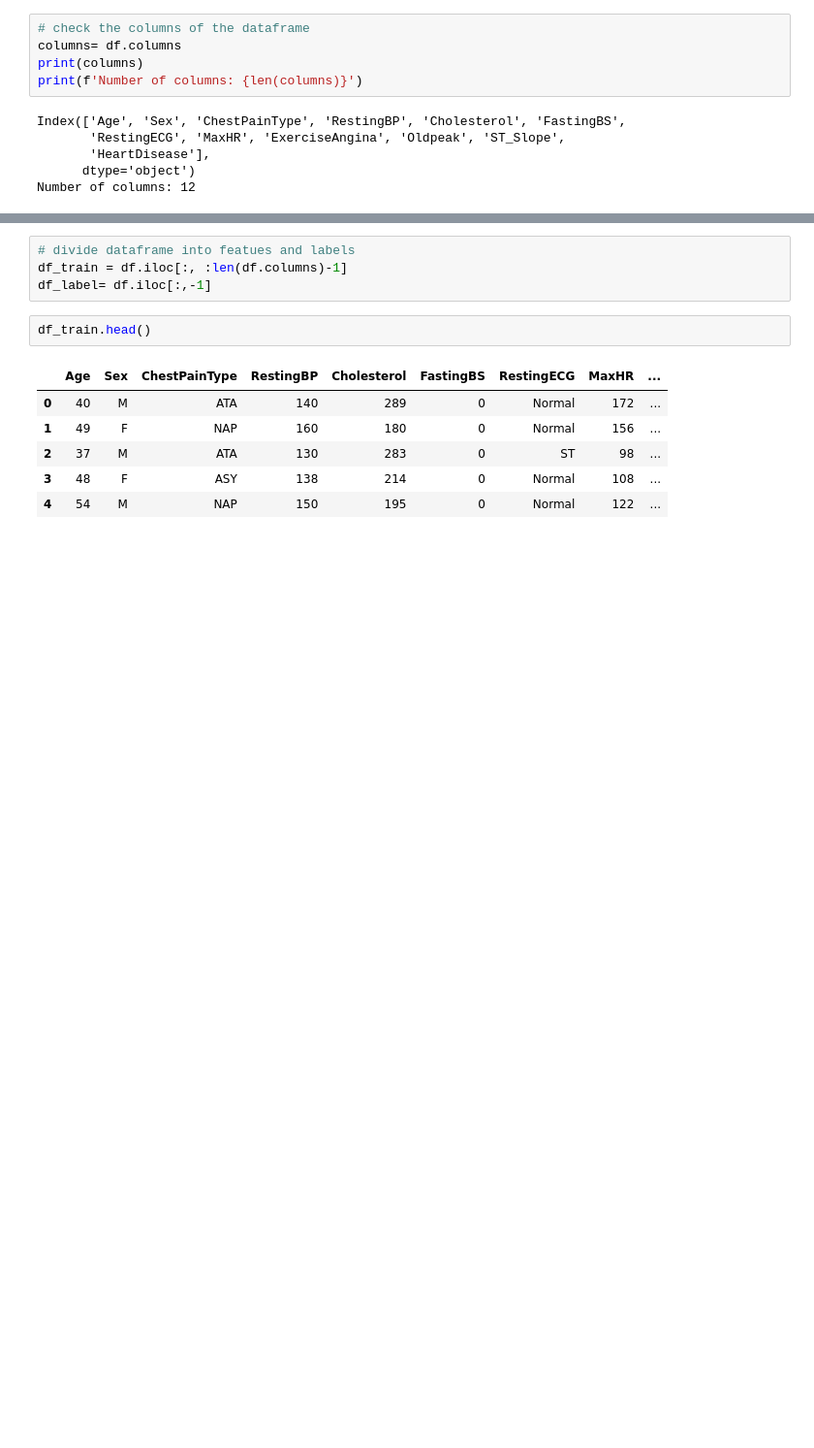
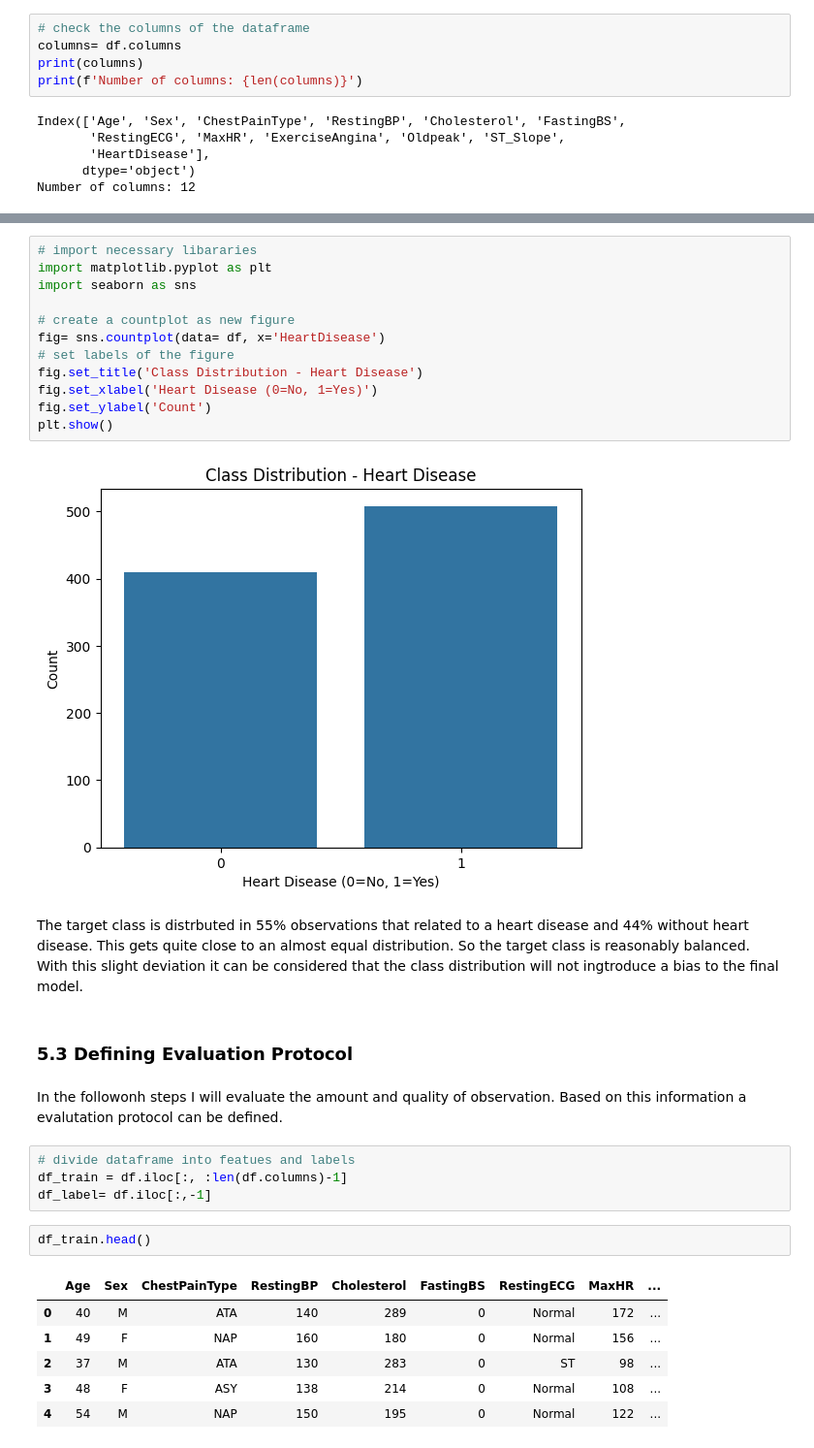
Before and after one commit to quantum-insights/DSM150_NN, a Jupyter notebook: cw1/cw1.ipynb, the cells around one changed output, grey strips where cells are left out. Shown at 97% size. Cells and saved outputs as stored; diff of their text form; blank space fills up the shorter version.

Commit message:
Jupyter Notebook: - Added evaluation class distribution - Initial steps evaluation validation measures

```diff
--- a/cw1/cw1.ipynb
+++ b/cw1/cw1.ipynb
@@ -89,3 +103,23 @@ In the following step the divided in feature columns and the target column.
+# %%
+# import necessary libararies
+import matplotlib.pyplot as plt
+import seaborn as sns
+
+# create a countplot as new figure
+fig= sns.countplot(data= df, x='HeartDisease')
+# set labels of the figure
+fig.set_title('Class Distribution - Heart Disease')
+fig.set_xlabel('Heart Disease (0=No, 1=Yes)')
+fig.set_ylabel('Count')
+plt.show()
+# %% [output]
+[figure, added]
+# %% [markdown]
+The target class is distrbuted in 55% observations that related to a heart disease and 44% without heart disease. This gets quite close to an almost equal distribution. So the target class is reasonably balanced. With this slight deviation it can be considered that the class distribution will not ingtroduce a bias to the final model.
+# %% [markdown]
+### 5.3 Defining Evaluation Protocol
+# %% [markdown]
+In the followonh steps I will evaluate the amount and quality of observation. Based on this information a evalutation protocol can be defined.
 # %%
 # divide dataframe into featues and labels
 df_train = df.iloc[:, :len(df.columns)-1]
```
Also changed, not shown: parts of 7 cells of this notebook.
